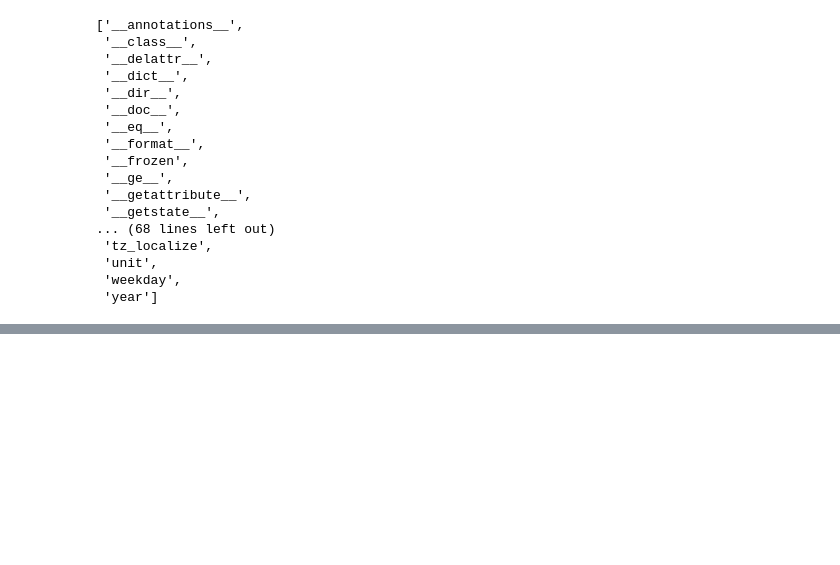
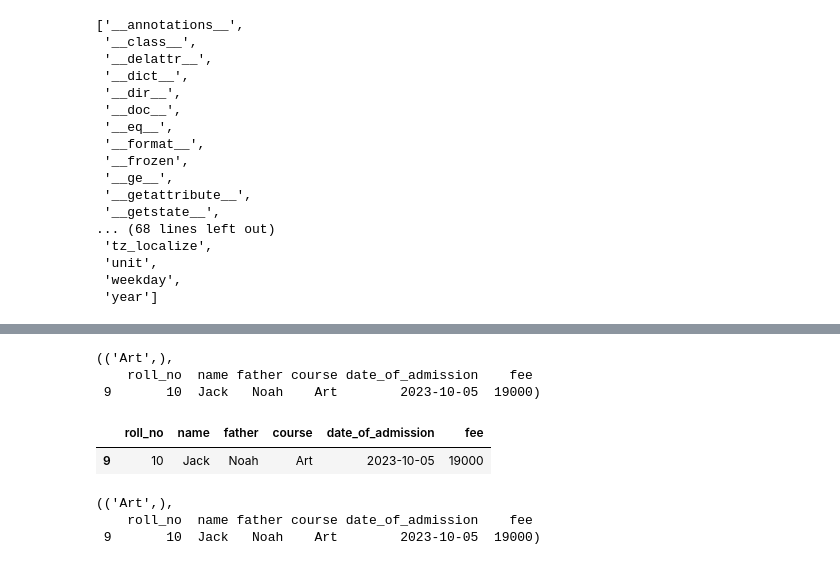
Before and after one commit to smmartprogrammer/modernpython, a Jupyter notebook: class19(pandasgroupby_filtering).ipynb, the cells around one changed output, grey strips where cells are left out. Saved outputs shown, nothing was run; the diff lists cells and outputs as text; code cells hidden in the pictures; blank space fills up the shorter version.

```diff
--- a/class19(pandasgroupby_filtering).ipynb
+++ b/class19(pandasgroupby_filtering).ipynb
@@ -465,0 +600,17 @@ dir(students_df['date_of_admission'].dt)
+# %%
+list(students_df.groupby(["course"]))[0]
+# %% [output]
+(('Art',),
+    roll_no  name father course date_of_admission    fee
+ 9       10  Jack   Noah    Art        2023-10-05  19000)
+# %%
+list(students_df.groupby(["course"]))[0][1]
+# %% [output]
+|  | roll_no | name | father | course | date_of_admission | fee |
+| 9 | 10 | Jack | Noah | Art | 2023-10-05 | 19000 |
+# %%
+list(students_df.groupby(["course"]))[0]
+# %% [output]
+(('Art',),
+    roll_no  name father course date_of_admission    fee
+ 9       10  Jack   Noah    Art        2023-10-05  19000)
```
Also changed, not shown: parts of 13 cells of this notebook.
